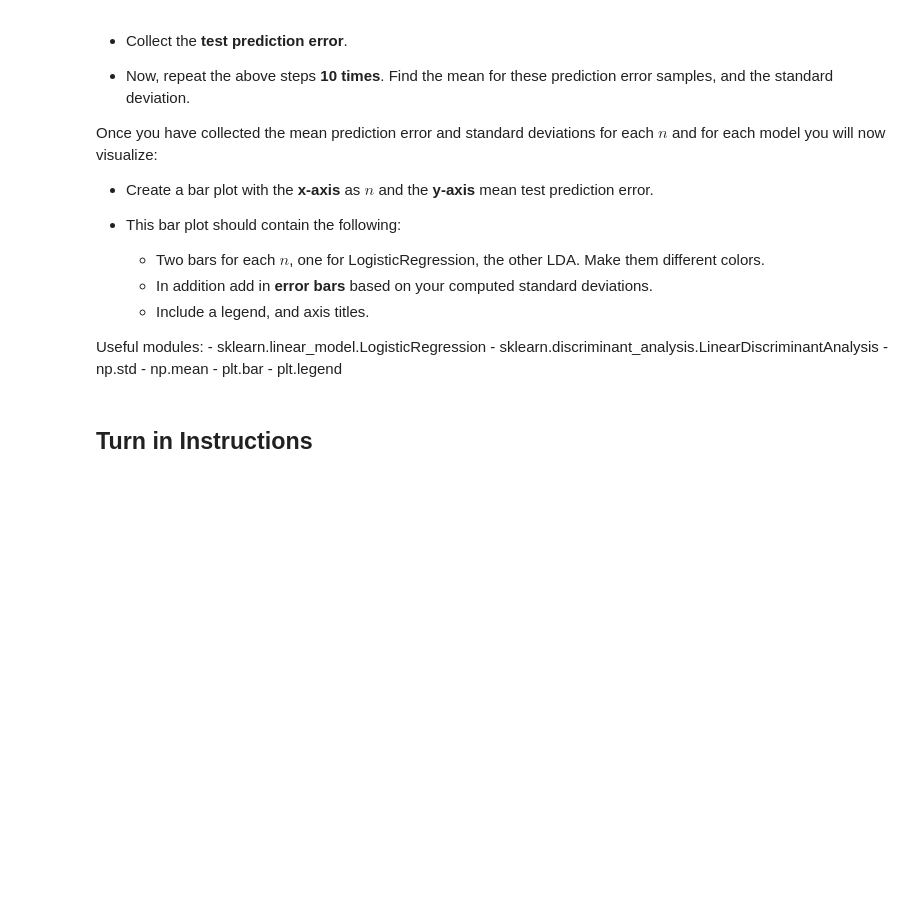
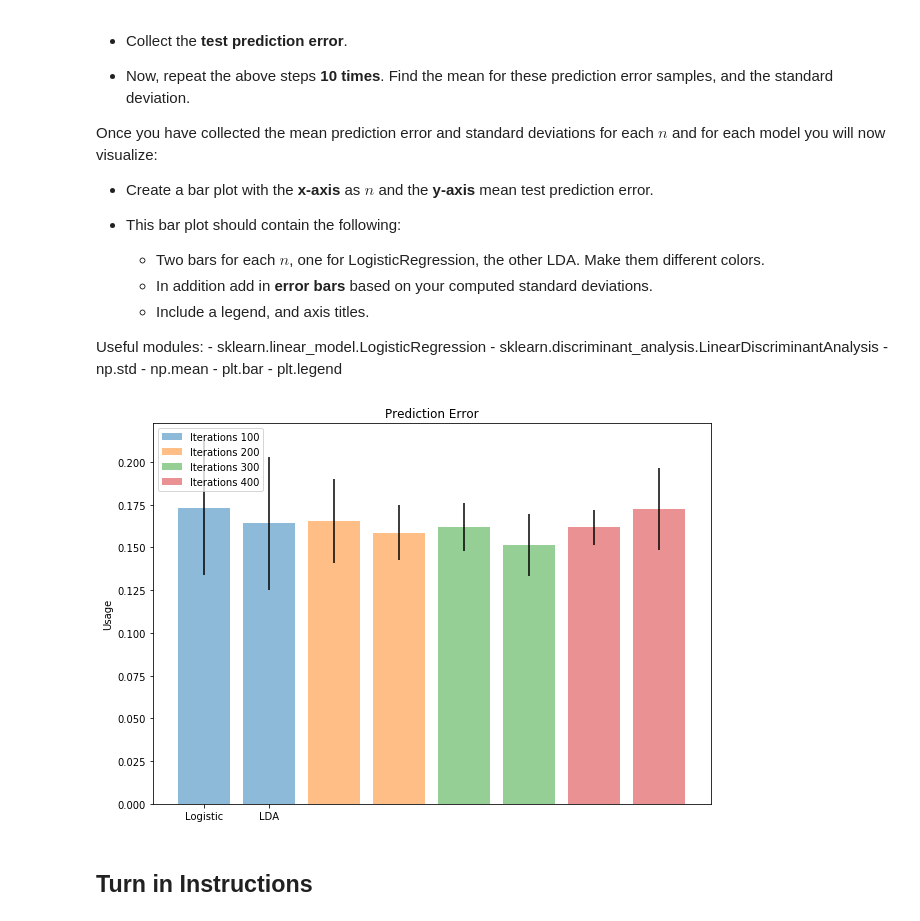
Before and after one commit to theSTremblay/Data-Science-Principles, a Jupyter notebook: ps03b.ipynb, the cells around one changed output. Drawn from its saved outputs; the diff is of its cells as text; code cells hidden in the pictures; blank space fills up the shorter version.

```diff
--- a/ps03b.ipynb
+++ b/ps03b.ipynb
@@ -104,6 +206,75 @@ Useful modules:
     - np.mean
     - plt.bar
     - plt.legend
+# %%
+# PART C
+
+n = [100,200,300,400]
+
+pred_error_sample_log_n = []
+pred_error_sample_lda_n = []
+colors= ['b', 'g','r','c','m', 'y', 'k']
+i =0
+plt.figure(2)
+for n_value in n:
+    pred_error_sample_log = []
+    pred_error_sample_lda = []
+    for j in range(0,10):
+        split2 = n_value/506
+        X_train, X_test, Y_train, Y_test = sklearn.cross_validation.train_test_split(X, Y, test_size=split2,random_state=j*10)
+        #X_train_sample = X_train.sample(n = n_value)
+        clf = LogisticRegression(solver='lbfgs', multi_class='multinomial')
+        clf2 = clf.fit(X_train, Y_train)
+        Y_predicted_acc = clf.score(X_test, Y_test)
+
+        pred_err3 = 1 - Y_predicted_acc
+
+        pred_error_sample_log.append(pred_err3)
+
+        # LDA
+
+        #sc = StandardScaler()
+        #X_train2 = sc.fit_transform(X_train)
+        #X_test2 = sc.transform(X_test)
+
+        clf_LDA = LinearDiscriminantAnalysis(n_components=1)
+        clf_LDA.fit_transform(X_train, Y_train)
+        # X_test2 = clf_LDA.transform(X_test2)
+
+        LDA_acc = clf_LDA.score(X_test, Y_test)
+
+        pred_err_LDA2 = 1 - LDA_acc
+
+        pred_error_sample_lda.append(pred_err_LDA2)
+    log1 = np.asarray(pred_error_sample_log)
+    lda1 = np.asarray(pred_error_sample_lda)
+
+    mean1 = log1.mean()
+    mean2= lda1.mean()
+
+    std1 = log1.std()
+    std2 = lda1.std()
+
+    objects = ('Logistic', 'LDA')
+    y_pos = np.arange(len(objects))
+
+    performance  = [mean1, mean2]
+    performance_deviation = [std1, std2]
+
+
+
+    plt.bar(y_pos + (i*2), performance, yerr = performance_deviation,align='center', alpha=0.5, label="Iterations %d" % n_value)
+    plt.xticks(y_pos, objects)
+    plt.ylabel('Usage')
+    plt.title('Prediction Error')
+
+    i = i +1
+
+plt.legend(loc='upper left')
+
+i = i +1
+# %% [output]
+[figure, added]
 # %% [markdown]
 ## Turn in Instructions
 # %% [markdown]
```
Also changed, not shown: parts of 3 cells of this notebook.
